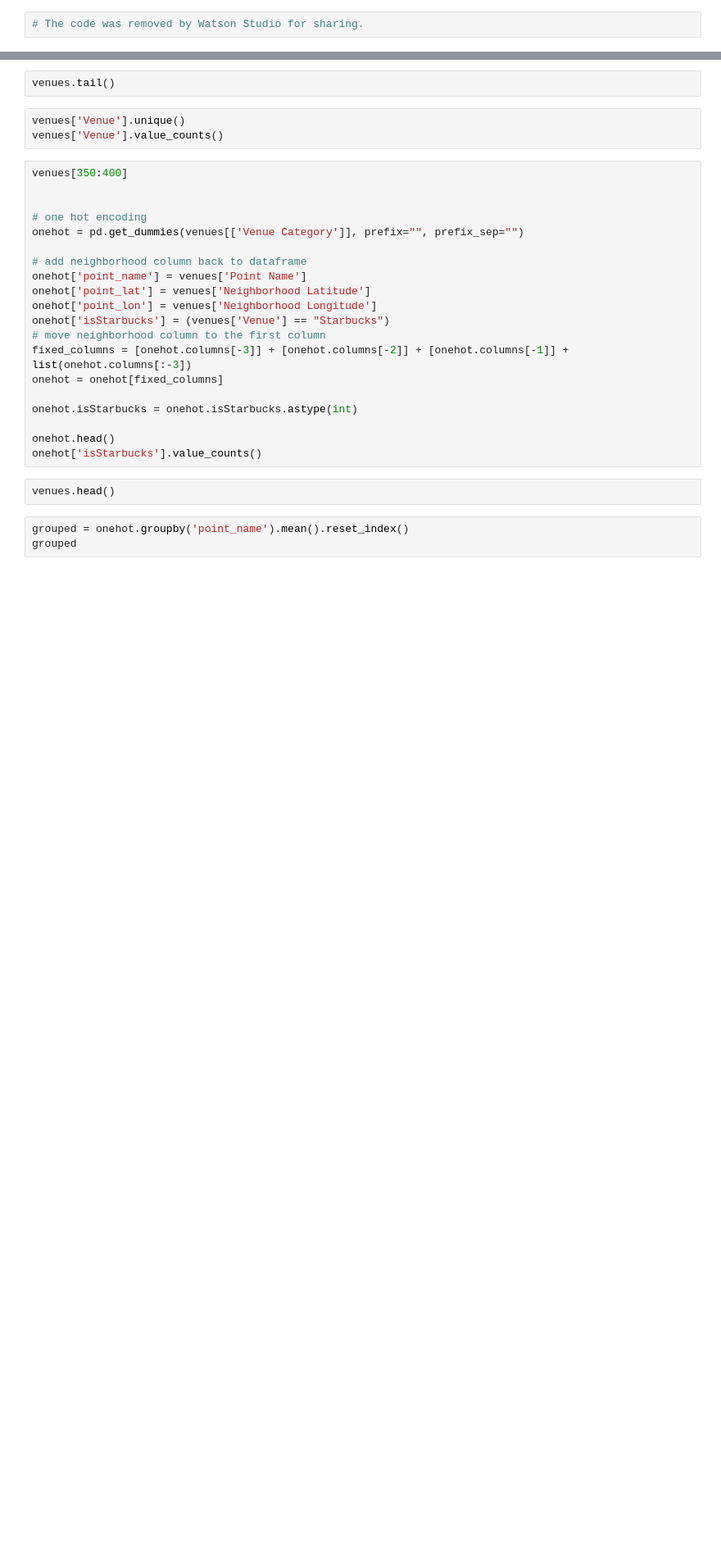
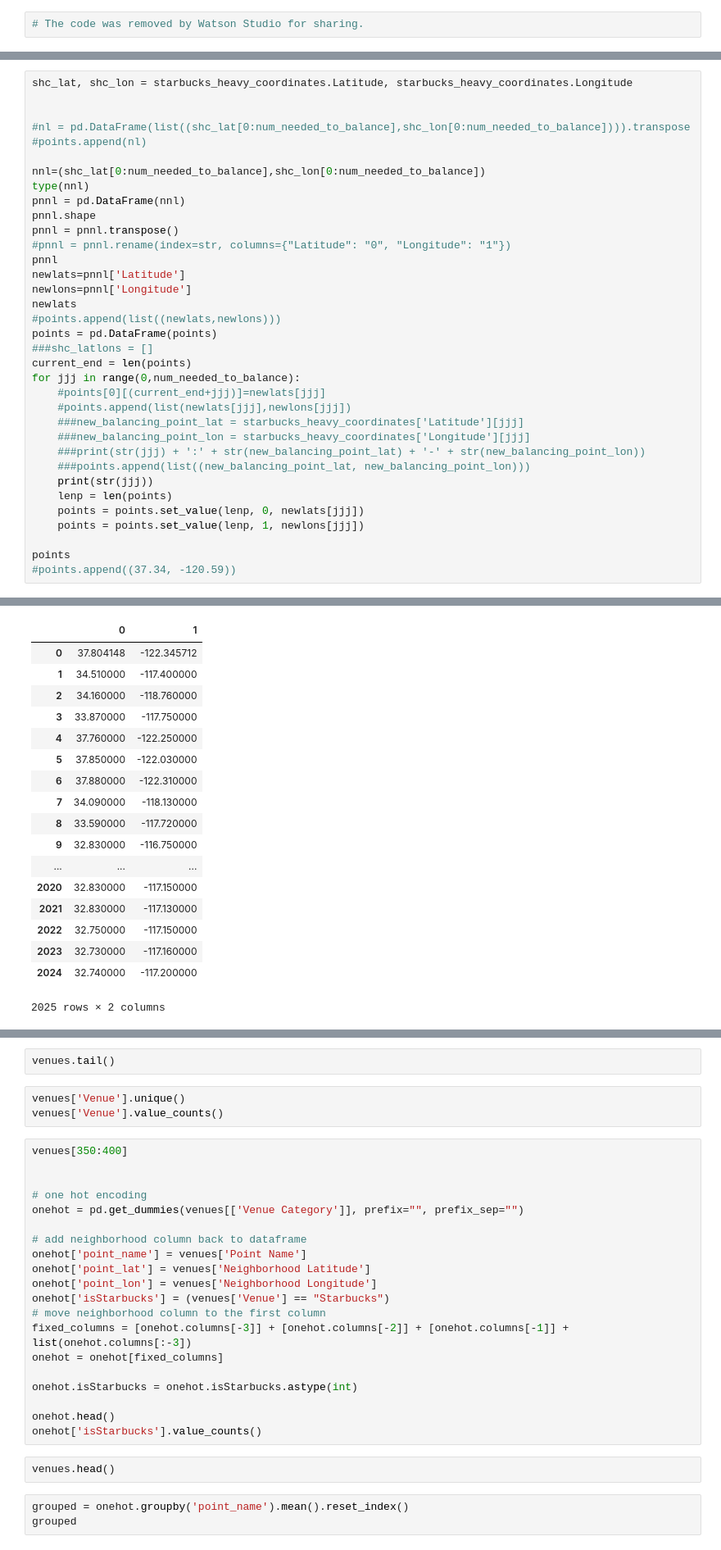
Before and after one commit to Brian-Lee/ibm-capstone-project, a Jupyter notebook: IBM_Capstone_Project.ipynb, the cells around one changed output, grey strips where cells are left out. Shown at 82% size. Saved outputs shown, nothing was run; the diff lists cells and outputs as text; blank space fills up the shorter version.

```diff
--- a/IBM_Capstone_Project.ipynb
+++ b/IBM_Capstone_Project.ipynb
@@ -188,0 +307,36 @@ map
+# %%
+shc_lat, shc_lon = starbucks_heavy_coordinates.Latitude, starbucks_heavy_coordinates.Longitude
+
+
+#nl = pd.DataFrame(list((shc_lat[0:num_needed_to_balance],shc_lon[0:num_needed_to_balance]))).transpose
+#points.append(nl)
+
+nnl=(shc_lat[0:num_needed_to_balance],shc_lon[0:num_needed_to_balance])
+type(nnl)
+pnnl = pd.DataFrame(nnl)
+pnnl.shape
+pnnl = pnnl.transpose()
+#pnnl = pnnl.rename(index=str, columns={"Latitude": "0", "Longitude": "1"})
+pnnl
+newlats=pnnl['Latitude']
+newlons=pnnl['Longitude']
+newlats
+#points.append(list((newlats,newlons)))
+points = pd.DataFrame(points)
+###shc_latlons = []
+current_end = len(points)
+for jjj in range(0,num_needed_to_balance):
+    #points[0][(current_end+jjj)]=newlats[jjj]
+    #points.append(list(newlats[jjj],newlons[jjj])
+    ###new_balancing_point_lat = starbucks_heavy_coordinates['Latitude'][jjj]
+    ###new_balancing_point_lon = starbucks_heavy_coordinates['Longitude'][jjj]
+    ###print(str(jjj) + ':' + str(new_balancing_point_lat) + '-' + str(new_balancing_point_lon))
+    ###points.append(list((new_balancing_point_lat, new_balancing_point_lon)))
+    print(str(jjj))
+    lenp = len(points)
+    points = points.set_value(lenp, 0, newlats[jjj])
+    points = points.set_value(lenp, 1, newlons[jjj])
+
+points
+#points.append((37.34, -120.59))
+# %% [output]
@@ -188,0 +377,18 @@ map
+|  | 0 | 1 |
+| 0 | 37.804148 | -122.345712 |
+| 1 | 34.510000 | -117.400000 |
+| 2 | 34.160000 | -118.760000 |
+| 3 | 33.870000 | -117.750000 |
+| 4 | 37.760000 | -122.250000 |
+| 5 | 37.850000 | -122.030000 |
+| 6 | 37.880000 | -122.310000 |
+| 7 | 34.090000 | -118.130000 |
+| 8 | 33.590000 | -117.720000 |
+| 9 | 32.830000 | -116.750000 |
+| ... | ... | ... |
+| 2020 | 32.830000 | -117.150000 |
+| 2021 | 32.830000 | -117.130000 |
+| 2022 | 32.750000 | -117.150000 |
+| 2023 | 32.730000 | -117.160000 |
+| 2024 | 32.740000 | -117.200000 |
+2025 rows × 2 columns
```
Also changed, not shown: parts of 27 cells of this notebook.
